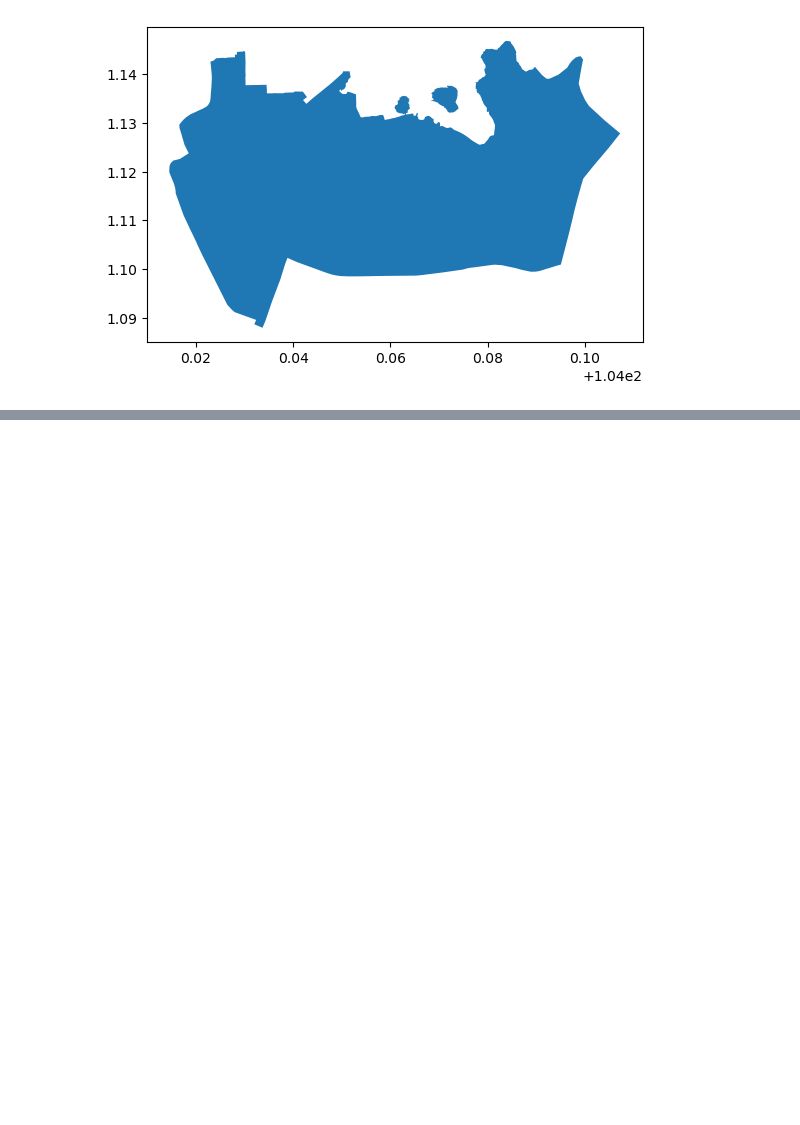
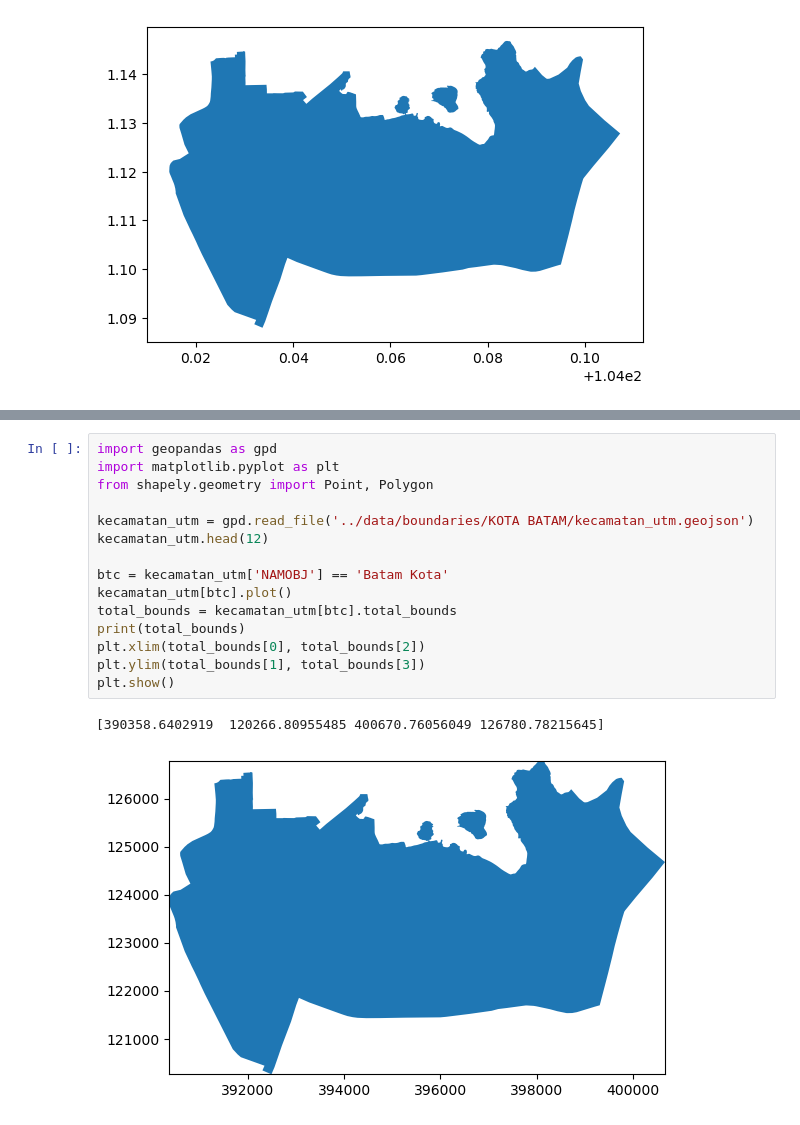
Before and after one commit to tjiongsd/nb_001_batam_atlas, a Jupyter notebook: notebooks/analysis.ipynb, the cells around one changed output, grey strips where cells are left out. Saved outputs shown, nothing was run; the diff lists cells and outputs as text; blank space fills up the shorter version.

```diff
--- a/notebooks/analysis.ipynb
+++ b/notebooks/analysis.ipynb
@@ -111,0 +149,18 @@ plt.show()
+# %%
+import geopandas as gpd
+import matplotlib.pyplot as plt
+from shapely.geometry import Point, Polygon
+
+kecamatan_utm = gpd.read_file('../data/boundaries/KOTA BATAM/kecamatan_utm.geojson')
+kecamatan_utm.head(12)
+
+btc = kecamatan_utm['NAMOBJ'] == 'Batam Kota'
+kecamatan_utm[btc].plot()
+total_bounds = kecamatan_utm[btc].total_bounds
+print(total_bounds)
+plt.xlim(total_bounds[0], total_bounds[2])
+plt.ylim(total_bounds[1], total_bounds[3])
+plt.show()
+# %% [output]
+[390358.6402919  120266.80955485 400670.76056049 126780.78215645]
+[figure, added]
```
Also changed, not shown: parts of 2 cells of this notebook, 5 other files.
